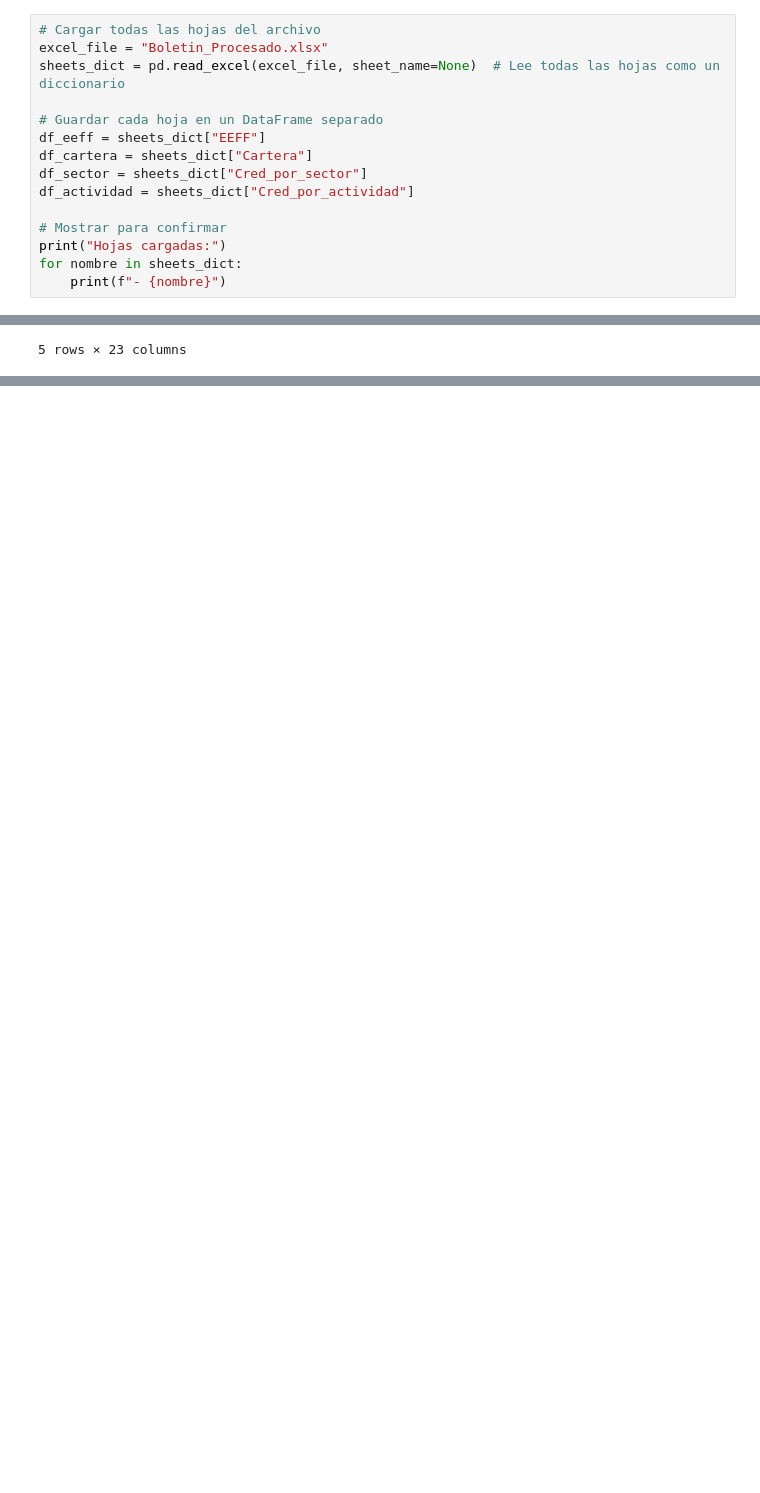
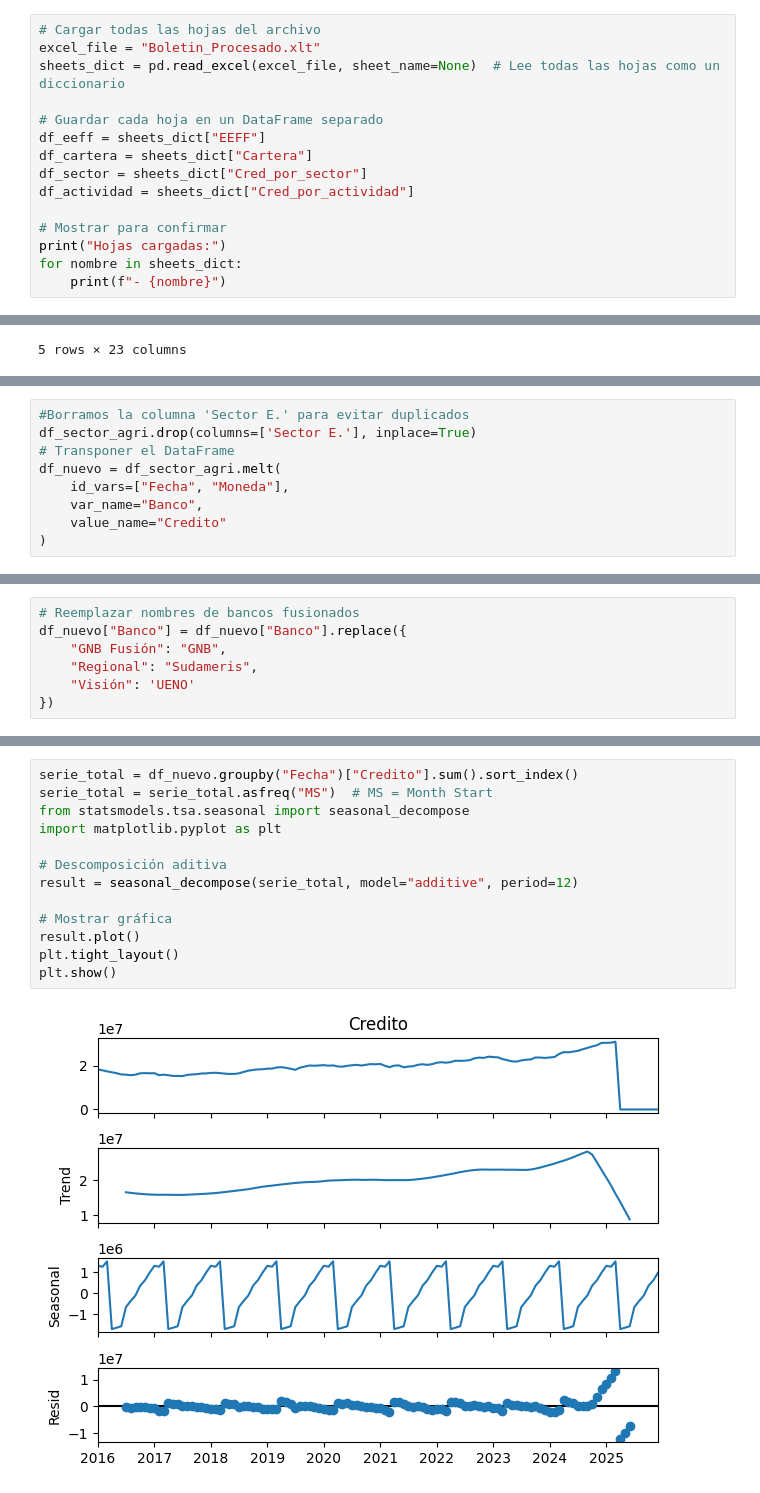
Before and after one commit to MathiasChd/MIA_UNA, a Jupyter notebook: SeriesTemporales/TrabajoGrupal/Trabajo_grupal_MIAAD.ipynb, the cells around one changed output, grey strips where cells are left out. Cells and saved outputs as stored; diff of their text form; blank space fills up the shorter version.

```diff
--- a/SeriesTemporales/TrabajoGrupal/Trabajo_grupal_MIAAD.ipynb
+++ b/SeriesTemporales/TrabajoGrupal/Trabajo_grupal_MIAAD.ipynb
@@ -39,6 +61,6 @@ with pd.ExcelWriter("Boletin_Procesado.xlsx", engine='openpyxl') as writer:
 # %%
 # Cargar todas las hojas del archivo
-excel_file = "Boletin_Procesado.xlsx"
+excel_file = "Boletin_Procesado.xlt"
 sheets_dict = pd.read_excel(excel_file, sheet_name=None)  # Lee todas las hojas como un diccionario
 
 # Guardar cada hoja en un DataFrame separado
@@ -84,0 +106,9 @@ graficos de pili
+# %%
+#Borramos la columna 'Sector E.' para evitar duplicados
+df_sector_agri.drop(columns=['Sector E.'], inplace=True)
+# Transponer el DataFrame
+df_nuevo = df_sector_agri.melt(
+    id_vars=["Fecha", "Moneda"],
+    var_name="Banco",
+    value_name="Credito"
+)
@@ -84,0 +120,7 @@ graficos de pili
+# %%
+# Reemplazar nombres de bancos fusionados
+df_nuevo["Banco"] = df_nuevo["Banco"].replace({
+    "GNB Fusión": "GNB",
+    "Regional": "Sudameris",
+    "Visión": 'UENO'
+})
@@ -84,0 +131,15 @@ graficos de pili
+# %%
+serie_total = df_nuevo.groupby("Fecha")["Credito"].sum().sort_index()
+serie_total = serie_total.asfreq("MS")  # MS = Month Start
+from statsmodels.tsa.seasonal import seasonal_decompose
+import matplotlib.pyplot as plt
+
+# Descomposición aditiva
+result = seasonal_decompose(serie_total, model="additive", period=12)
+
+# Mostrar gráfica
+result.plot()
+plt.tight_layout()
+plt.show()
+# %% [output]
+[figure, added]
```
Also changed, not shown: parts of 18 cells of this notebook.
